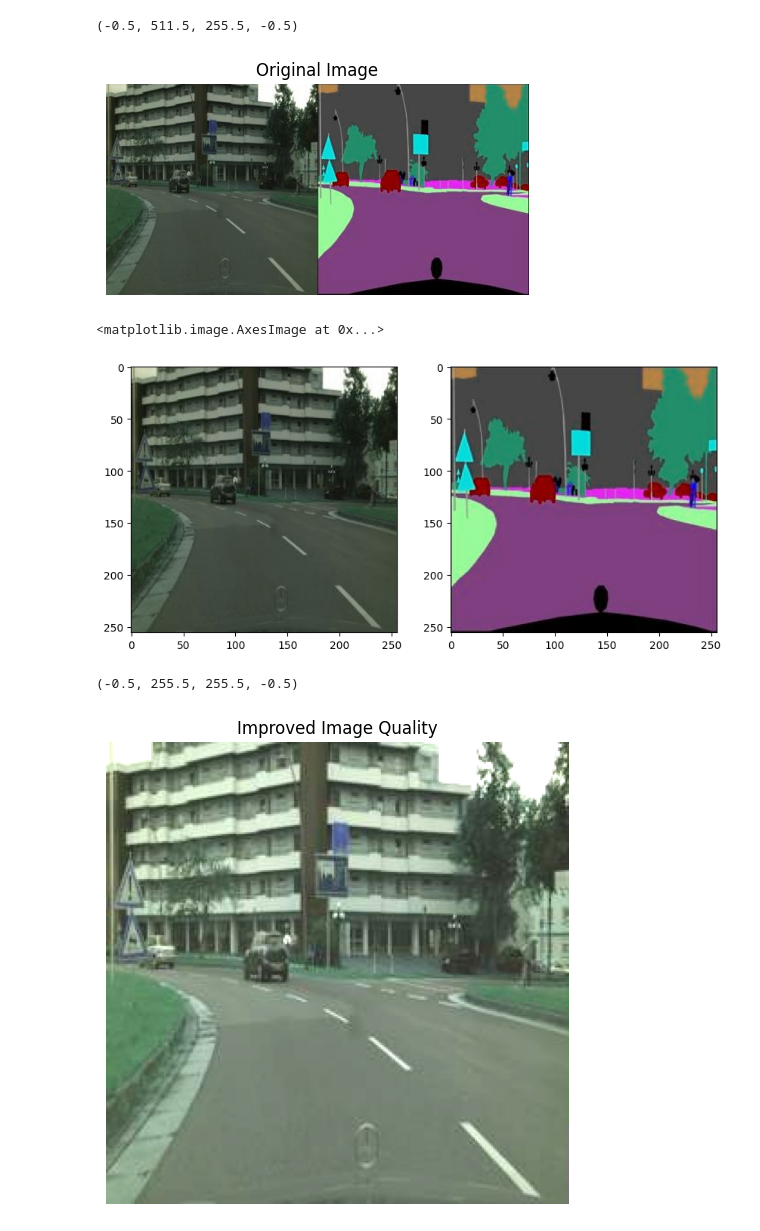
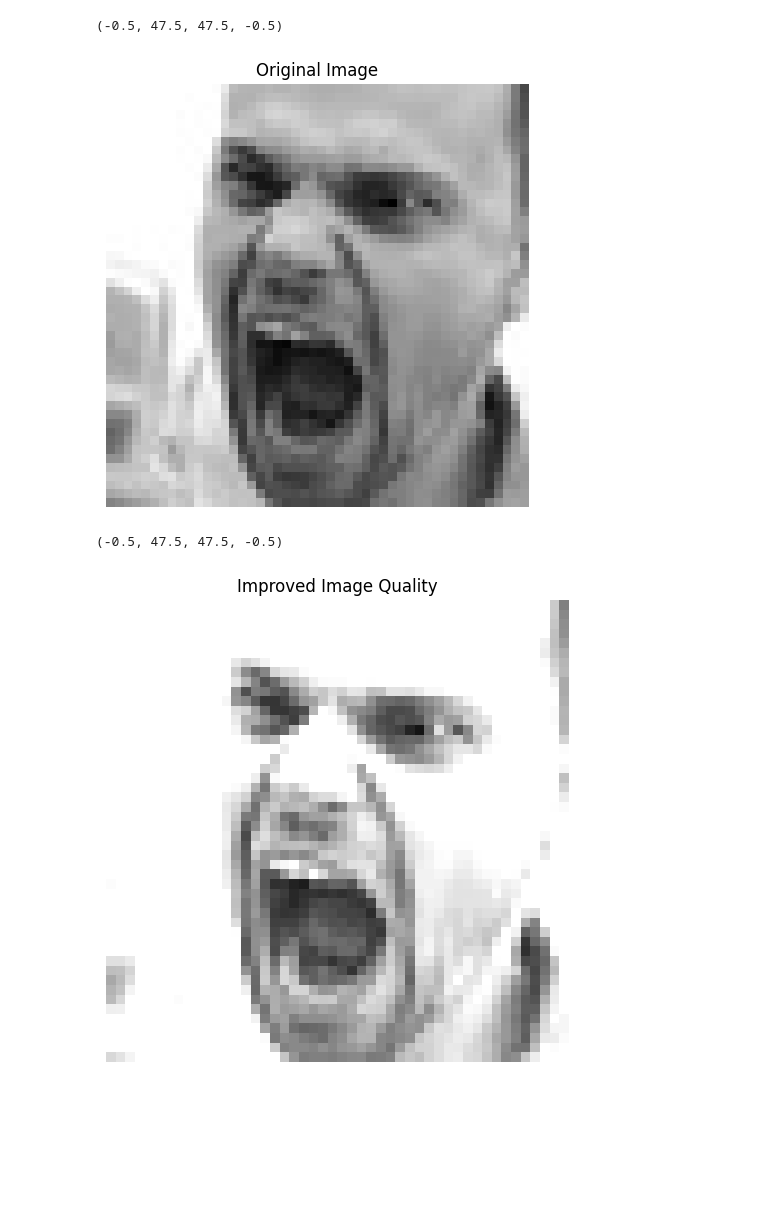
Before and after one commit to sonetemon/Computer-Vision, a Jupyter notebook: problem_2.ipynb, the cells around one changed output. Drawn from its saved outputs; the diff is of its cells as text; code cells hidden in the pictures; blank space fills up the shorter version.

```diff
--- a/problem_2.ipynb
+++ b/problem_2.ipynb
@@ -3,48 +3,31 @@
 # %%
 import cv2
 import numpy as np
 import matplotlib.pyplot as plt
-image = cv2.imread('/content/1.jpg')
+image = cv2.imread('/content/2.jpg')
 plt.figure(figsize=[12,6])
 plt.subplot(1,2,1)
 plt.imshow(image)
 plt.title('Original Image')
 plt.axis('off')
 # %% [output]
-(-0.5, 511.5, 255.5, -0.5)
+(-0.5, 47.5, 47.5, -0.5)
-[figure, old version]
+[figure, new version]
-# %%
-from PIL import Image
-def split_image(image):
-    image = np.array(image)
-    cityscape, label = image[:, :256, :], image[:, 256:, :]
-    return cityscape, label
-
-sample_image = np.array(image)
-cityscape, label = split_image(image)
-cityscape, label = Image.fromarray(cityscape), Image.fromarray(label)
-fig, axes = plt.subplots(1, 2, figsize=(10, 5))
-axes[0].imshow(cityscape)
-axes[1].imshow(label)
-# %% [output]
-<matplotlib.image.AxesImage at 0x...>
-[figure, removed]
 # %%
 # Improve the image quality by applying brightness and contrast enhancement techniques
-cityscape = np.array(cityscape)
 alpha = 1.5
 beta = 20
 
 # Apply brightness and contrast adjustment
-enhanced_image = cv2.convertScaleAbs(cityscape, alpha=alpha, beta=beta)
+enhanced_image = cv2.convertScaleAbs(image, alpha=alpha, beta=beta)
 plt.figure(figsize=[12,6])
 #plt.subplot(1,2,1)
 plt.imshow(enhanced_image)
 plt.title('Improved Image Quality')
 plt.axis('off')
 # %% [output]
-(-0.5, 255.5, 255.5, -0.5)
+(-0.5, 47.5, 47.5, -0.5)
-[figure, old version]
+[figure, new version]
 # %%
 #Task 3: Detect edges to analyze facial structures and expressions
 
```
Also changed, not shown: parts of 2 cells of this notebook.
